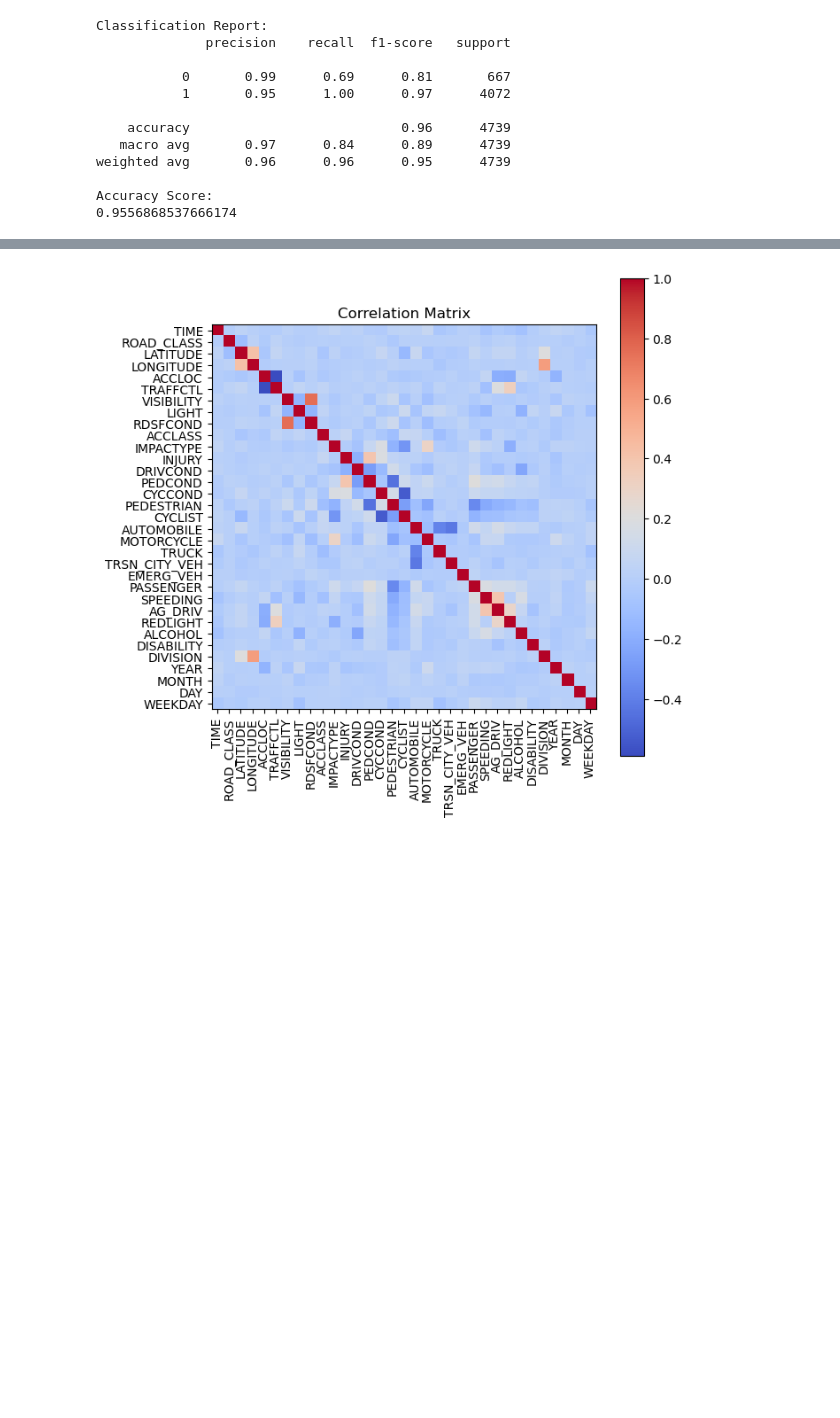
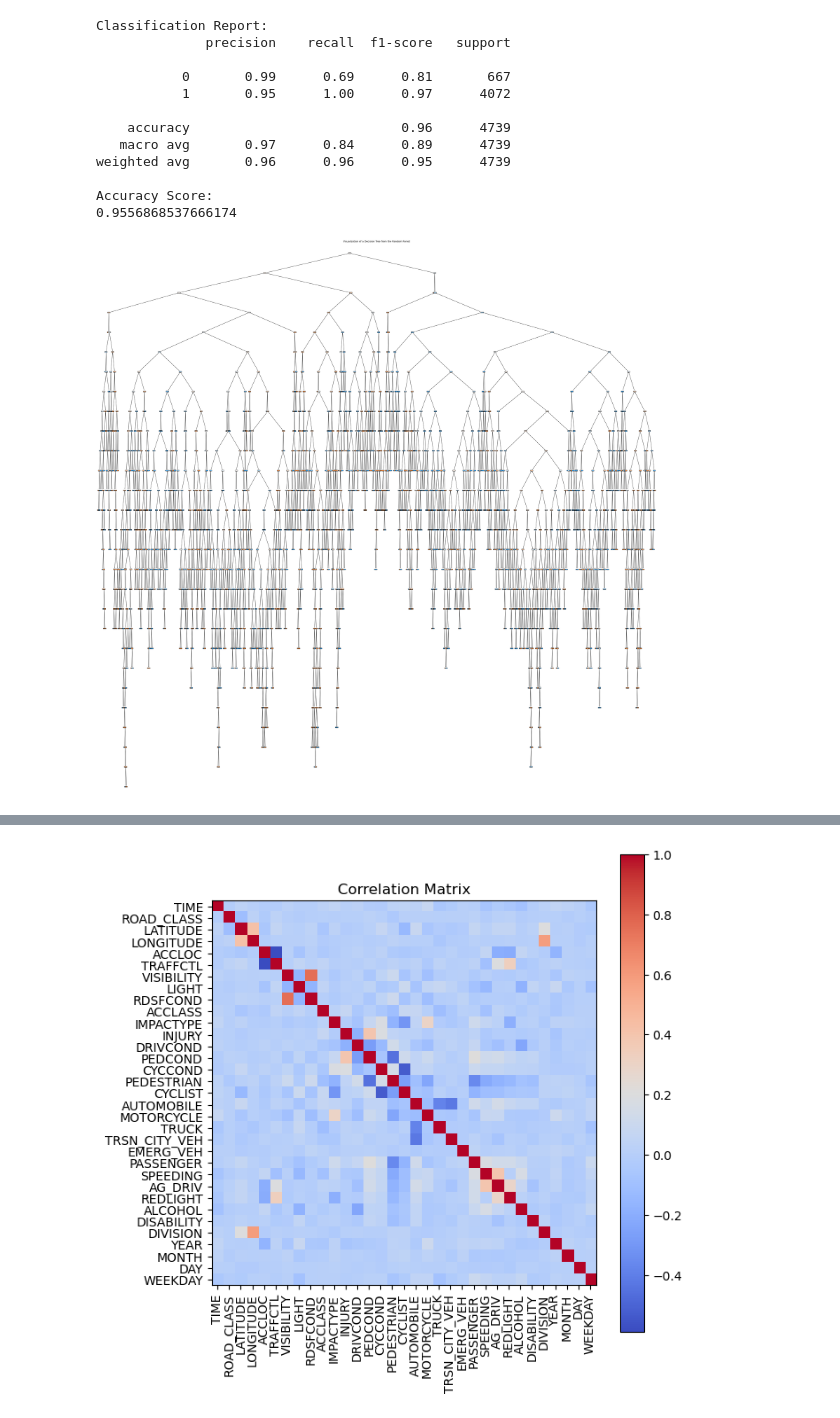
Before and after one commit to jdacenca/toronto-accident-prediction, a Jupyter notebook: Random_Forest/sample.ipynb, the cells around one changed output, grey strips where cells are left out. Cells and saved outputs as stored; diff of their text form; code cells hidden in the pictures; blank space fills up the shorter version.

```diff
--- a/Random_Forest/sample.ipynb
+++ b/Random_Forest/sample.ipynb
@@ -132,6 +131,22 @@ weighted avg       0.96      0.96      0.95      4739
 
 Accuracy Score:
 0.9556868537666174
+# %%
+estimator = rf.estimators_[0]
+
+plt.figure(figsize=(50, 50))
+plot_tree(
+    estimator,
+    feature_names=X.columns,
+    class_names=["0", "1"],
+    filled=True,
+    rounded=True,
+    precision=2
+)
+plt.title("Visualization of a Decision Tree from the Random Forest")
+plt.show()
+# %% [output]
+[figure, added]
 # %%
 from sklearn.metrics import confusion_matrix
 
```
Also changed, not shown: parts of 4 cells of this notebook, 1 other file.
